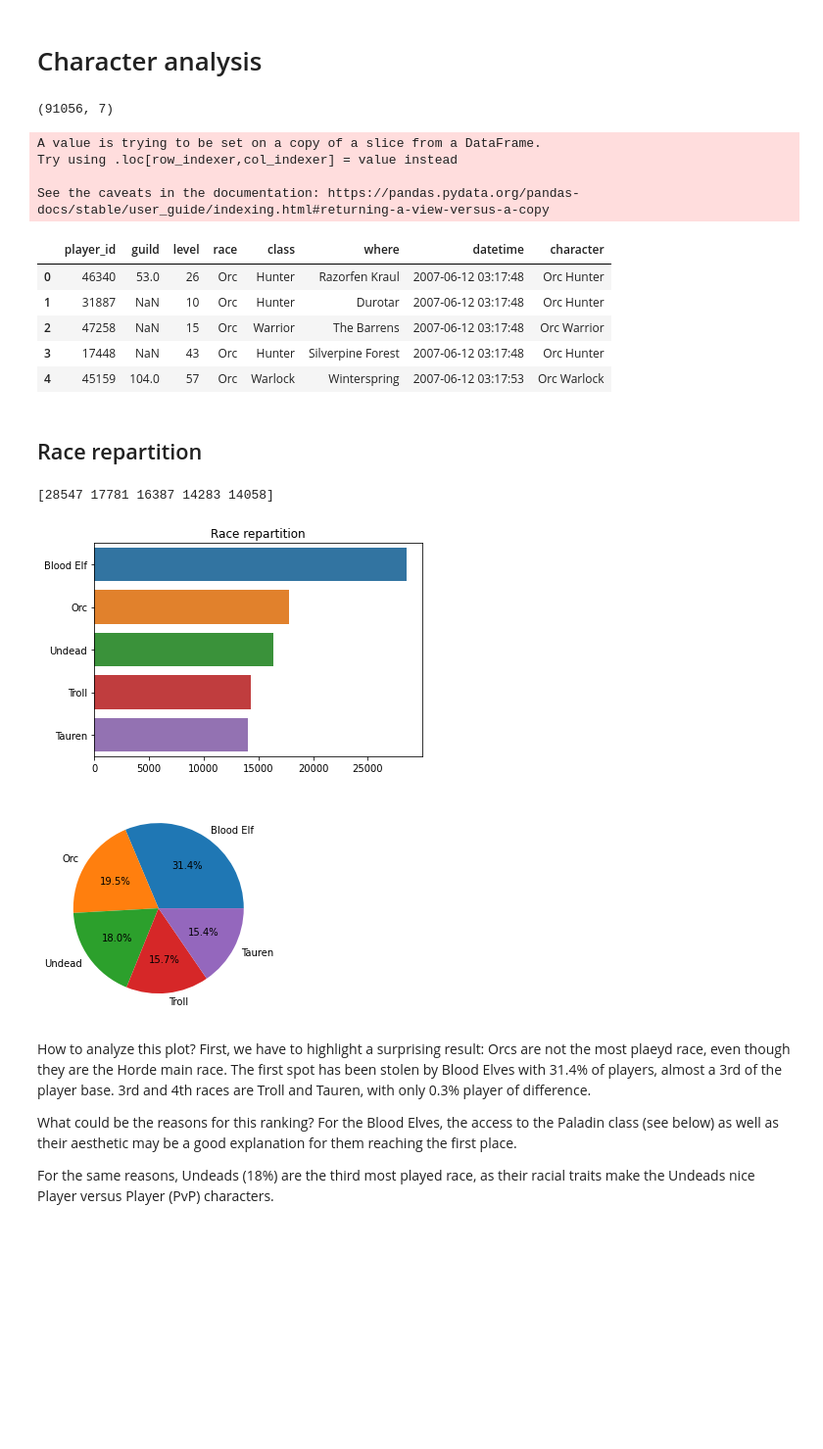
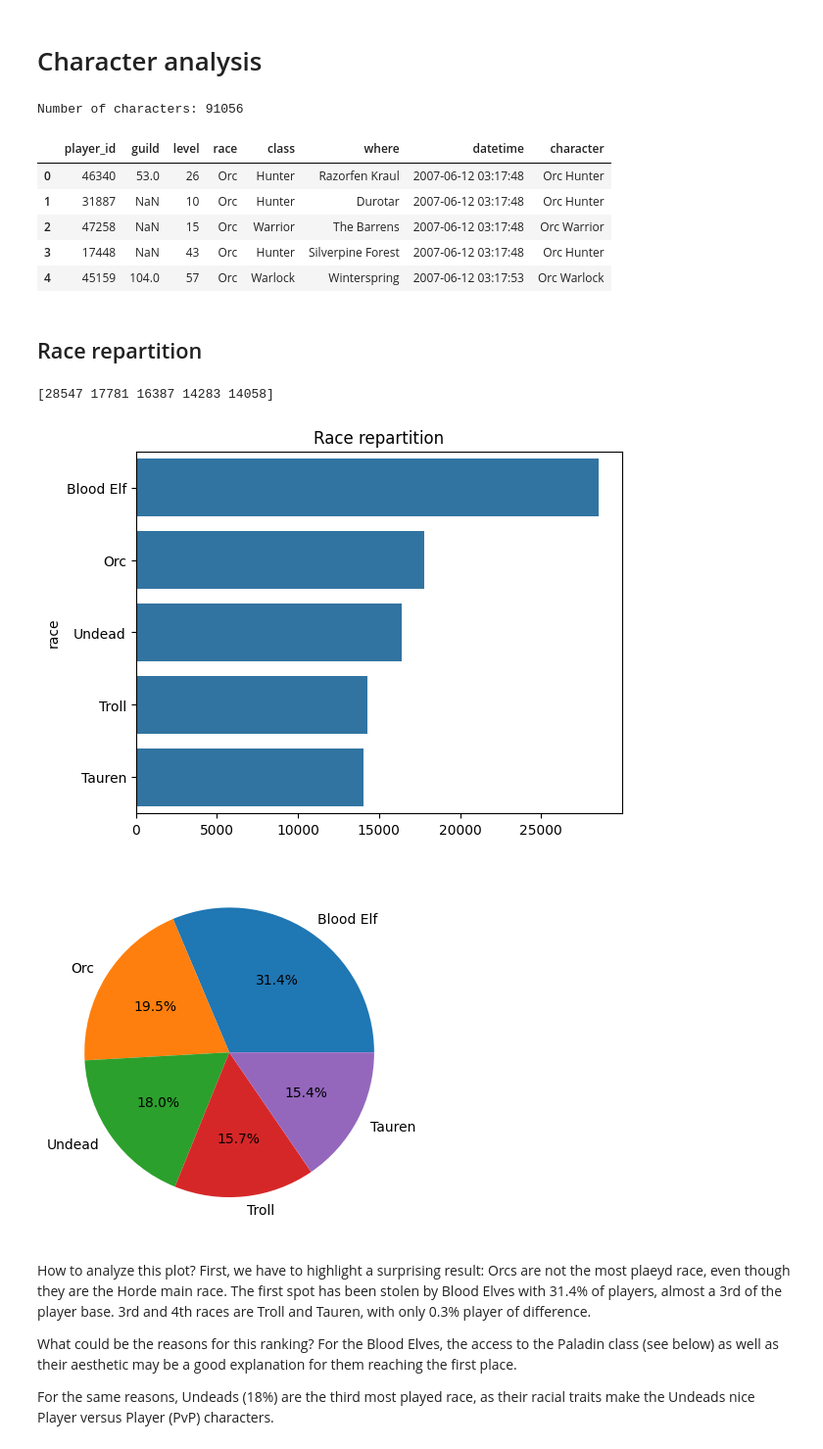
Before and after one commit to PierreVauterin/dataScience, a Jupyter notebook: wowDataAnalysis.ipynb, the cells around one changed output. Shown at 98% size. Saved outputs shown, nothing was run; the diff lists cells and outputs as text; code cells hidden in the pictures; blank space fills up the shorter version.

```diff
--- a/wowDataAnalysis.ipynb
+++ b/wowDataAnalysis.ipynb
@@ -36,20 +35,16 @@ data.head()
 # Character analysis
 # %%
 data.sort_values(by="race")
-uniquePlayerData=data.drop_duplicates(subset="player_id")
+uniquePlayerData=data.drop_duplicates(subset="player_id").copy()
 #uniquePlayerData = uniquePlayerData[uniquePlayerData["race"].str.isalpha()]
-print(uniquePlayerData.shape)
+print(f"Number of characters: {uniquePlayerData.shape[0]}")
 
 character = uniquePlayerData["race"].astype(str)+" "+uniquePlayerData["class"].astype(str)
 
 uniquePlayerData["character"] = character
 uniquePlayerData.head()
 # %% [output]
-(91056, 7)
+Number of characters: 91056
-A value is trying to be set on a copy of a slice from a DataFrame.
-Try using .loc[row_indexer,col_indexer] = value instead
-
-See the caveats in the documentation: https://pandas.pydata.org/pandas-docs/stable/user_guide/indexing.html#returning-a-view-versus-a-copy
 |  | player_id | guild | level | race | class | where | datetime | character |
 | 0 | 46340 | 53.0 | 26 | Orc | Hunter | Razorfen Kraul | 2007-06-12 03:17:48 | Orc Hunter |
 | 1 | 31887 | NaN | 10 | Orc | Hunter | Durotar | 2007-06-12 03:17:48 | Orc Hunter |
@@ -60,17 +55,17 @@ See the caveats in the documentation: https://pandas.pydata.org/pandas-docs/stab
 ## Race repartition
 # %%
 print(uniquePlayerData["race"].value_counts().values)
-sns.barplot(uniquePlayerData,y=uniquePlayerData["race"].value_counts().index,x=uniquePlayerData["race"].value_counts().values,order = uniquePlayerData["race"].value_counts().index)
+sns.barplot(y=uniquePlayerData["race"].value_counts().index,x=uniquePlayerData["race"].value_counts().values,order = uniquePlayerData["race"].value_counts().index)
 plt.title("Race repartition")
 plt.show()
 
 plt.pie(uniquePlayerData["race"].value_counts().values, labels = uniquePlayerData["race"].value_counts().index,autopct='%1.1f%%')
 plt.plot("Pie chart of race repartition")
 plt.show()
 # %% [output]
 [28547 17781 16387 14283 14058]
-[figure, old version]
+[figure, new version]
-[figure, old version]
+[figure, new version]
 # %% [markdown]
 How to analyze this plot? First, we have to highlight a surprising result: Orcs are not the most plaeyd race, even though they are the Horde main race. The first spot has been stolen by Blood Elves with 31.4% of players, almost a 3rd of the player base. 3rd and 4th races are Troll and Tauren, with only 0.3% player of difference.
 
```
Also changed, not shown: parts of 4 cells of this notebook.
